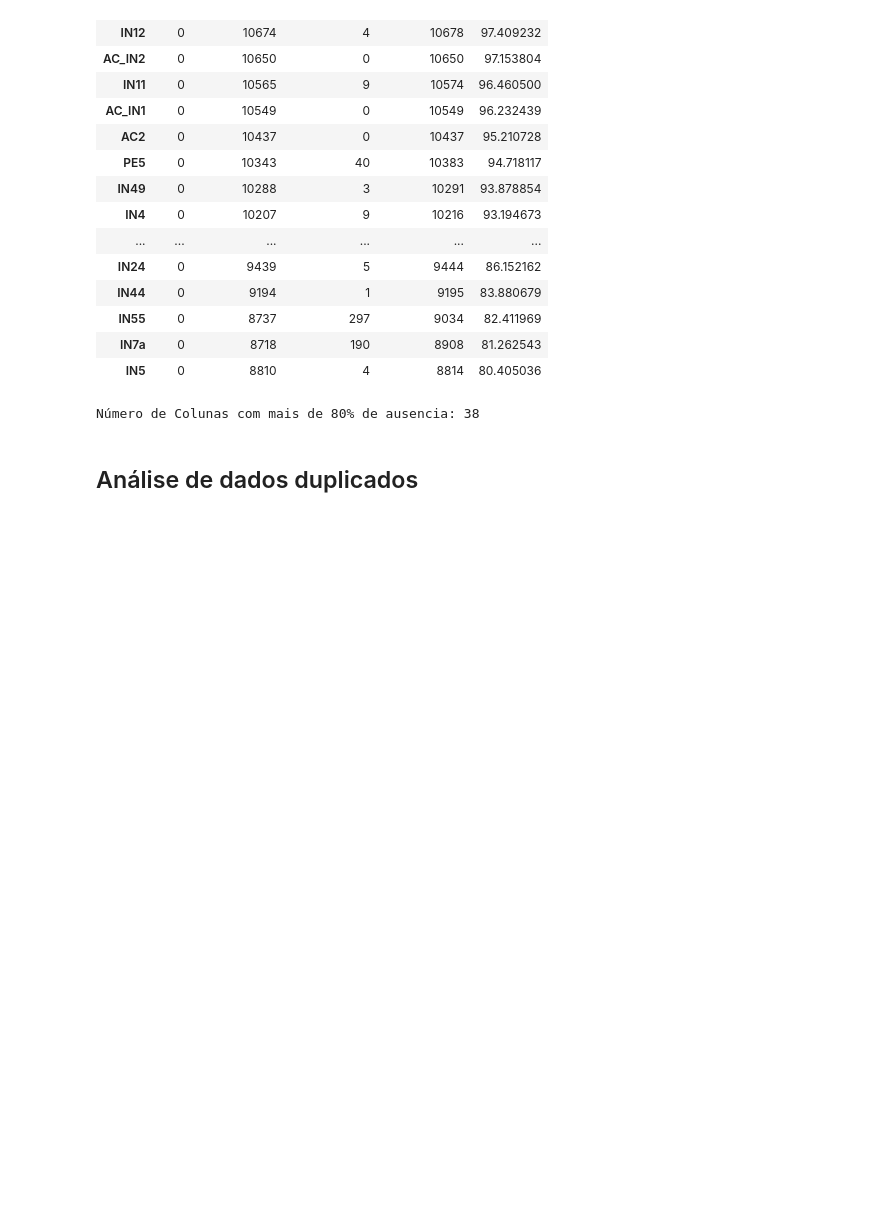
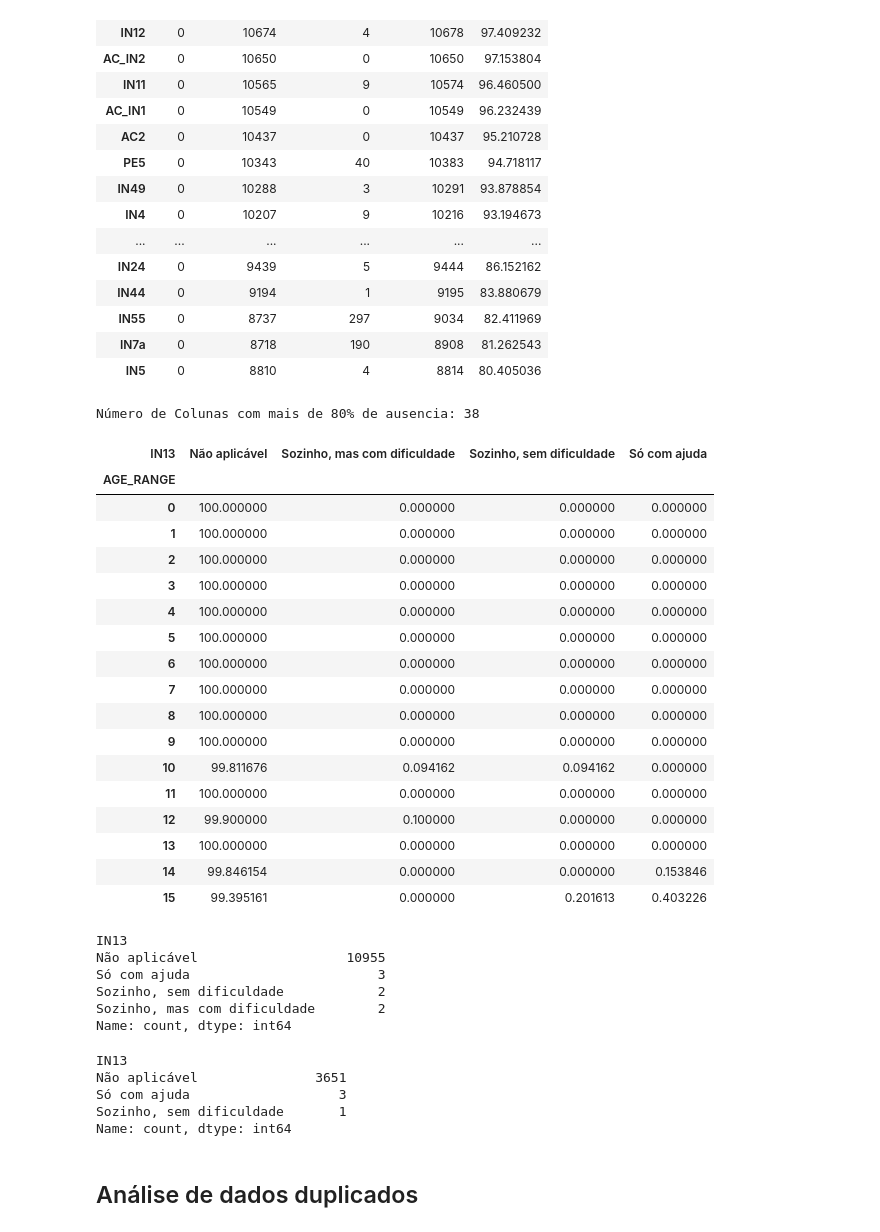
Before and after one commit to AwesomeDevTeam43/DAA, a Jupyter notebook: notebooks/etapa1.ipynb, the cells around one changed output. Saved outputs shown, nothing was run; the diff lists cells and outputs as text; code cells hidden in the pictures; blank space fills up the shorter version.

```diff
--- a/notebooks/etapa1.ipynb
+++ b/notebooks/etapa1.ipynb
@@ -242,6 +244,44 @@ problematic_columns
 print("Número de Colunas com mais de 80% de ausencia:", len(problematic_columns))
 # %% [output]
 Número de Colunas com mais de 80% de ausencia: 38
+# %%
+pd.crosstab(train["AGE_RANGE"], train["IN13"], normalize="index") * 100
+# %% [output]
+| IN13 | Não aplicável | Sozinho, mas com dificuldade | Sozinho, sem dificuldade | Só com ajuda |
+| AGE_RANGE |  |  |  |  |
+| 0 | 100.000000 | 0.000000 | 0.000000 | 0.000000 |
+| 1 | 100.000000 | 0.000000 | 0.000000 | 0.000000 |
+| 2 | 100.000000 | 0.000000 | 0.000000 | 0.000000 |
+| 3 | 100.000000 | 0.000000 | 0.000000 | 0.000000 |
+| 4 | 100.000000 | 0.000000 | 0.000000 | 0.000000 |
+| 5 | 100.000000 | 0.000000 | 0.000000 | 0.000000 |
+| 6 | 100.000000 | 0.000000 | 0.000000 | 0.000000 |
+| 7 | 100.000000 | 0.000000 | 0.000000 | 0.000000 |
+| 8 | 100.000000 | 0.000000 | 0.000000 | 0.000000 |
+| 9 | 100.000000 | 0.000000 | 0.000000 | 0.000000 |
+| 10 | 99.811676 | 0.094162 | 0.094162 | 0.000000 |
+| 11 | 100.000000 | 0.000000 | 0.000000 | 0.000000 |
+| 12 | 99.900000 | 0.100000 | 0.000000 | 0.000000 |
+| 13 | 100.000000 | 0.000000 | 0.000000 | 0.000000 |
+| 14 | 99.846154 | 0.000000 | 0.000000 | 0.153846 |
+| 15 | 99.395161 | 0.000000 | 0.201613 | 0.403226 |
+# %%
+train["IN13"].value_counts(dropna=False)
+# %% [output]
+IN13
+Não aplicável                   10955
+Só com ajuda                        3
+Sozinho, sem dificuldade            2
+Sozinho, mas com dificuldade        2
+Name: count, dtype: int64
+# %%
+test["IN13"].value_counts(dropna=False)
+# %% [output]
+IN13
+Não aplicável               3651
+Só com ajuda                   3
+Sozinho, sem dificuldade       1
+Name: count, dtype: int64
 # %% [markdown]
 ## Análise de dados duplicados
 # %%
```
Also changed, not shown: parts of 19 cells of this notebook, 1 other file.
